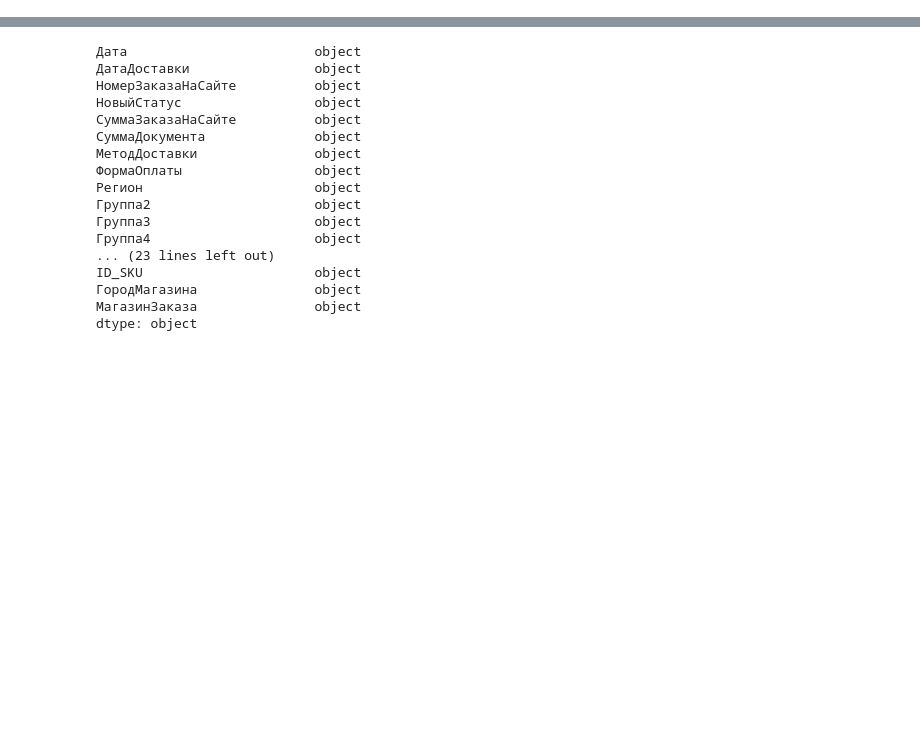
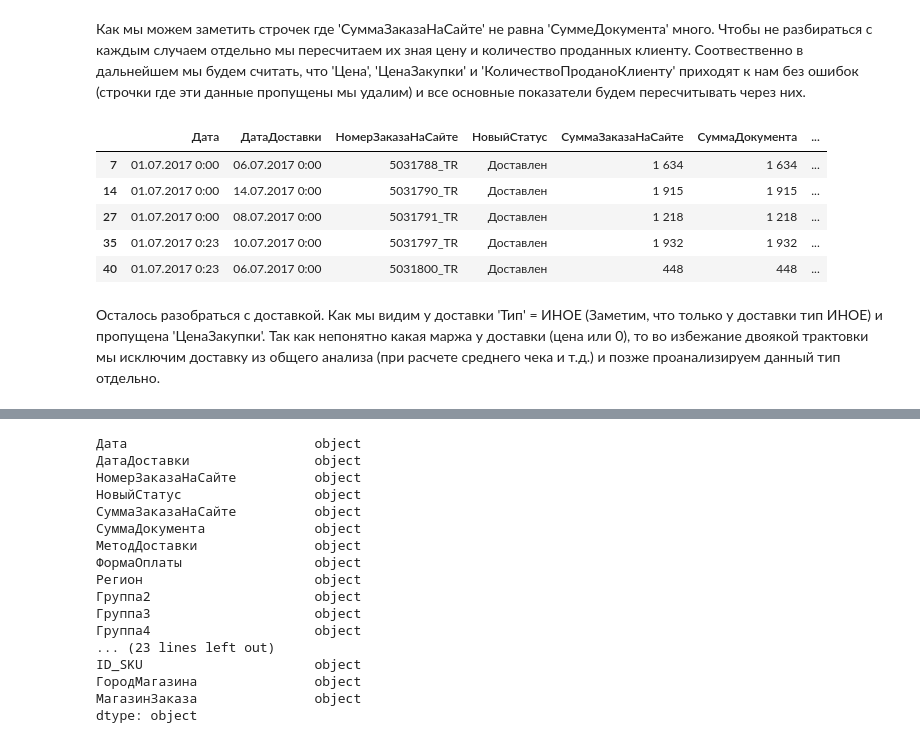
Before and after one commit to millb/course_work, a Jupyter notebook: preprocessing.ipynb, the cells around one changed output, grey strips where cells are left out. Drawn from its saved outputs; the diff is of its cells as text; code cells hidden in the pictures; blank space fills up the shorter version.

```diff
--- a/preprocessing.ipynb
+++ b/preprocessing.ipynb
@@ -20,0 +103,13 @@ pd.options.display.max_columns = 40
+# %% [markdown]
+Как мы можем заметить строчек где 'СуммаЗаказаНаСайте' не равна 'СуммеДокумента' много. Чтобы не разбираться с каждым случаем отдельно мы пересчитаем их зная цену и количество проданных клиенту. Соотвественно в дальнейшем мы будем считать, что 'Цена', 'ЦенаЗакупки' и 'КоличествоПроданоКлиенту' приходят к нам без ошибок (строчки где эти данные пропущены мы удалим) и все основные показатели будем пересчитывать через них.
+# %%
+data1[data1['Номенклатура'] == 'Доставка'].head()
+# %% [output]
+|  | Дата | ДатаДоставки | НомерЗаказаНаСайте | НовыйСтатус | СуммаЗаказаНаСайте | СуммаДокумента | ... |
+| 7 | 01.07.2017 0:00 | 06.07.2017 0:00 | 5031788_TR | Доставлен | 1 634 | 1 634 | ... |
+| 14 | 01.07.2017 0:00 | 14.07.2017 0:00 | 5031790_TR | Доставлен | 1 915 | 1 915 | ... |
+| 27 | 01.07.2017 0:00 | 08.07.2017 0:00 | 5031791_TR | Доставлен | 1 218 | 1 218 | ... |
+| 35 | 01.07.2017 0:23 | 10.07.2017 0:00 | 5031797_TR | Доставлен | 1 932 | 1 932 | ... |
+| 40 | 01.07.2017 0:23 | 06.07.2017 0:00 | 5031800_TR | Доставлен | 448 | 448 | ... |
+# %% [markdown]
+Осталось разобраться с доставкой. Как мы видим у доставки 'Тип' = ИНОЕ (Заметим, что только у доставки тип ИНОЕ) и пропущена 'ЦенаЗакупки'. Так как непонятно какая маржа у доставки (цена или 0), то во избежание двоякой трактовки мы исключим доставку из общего анализа (при расчете среднего чека и т.д.) и позже проанализируем данный тип отдельно.
```
Also changed, not shown: parts of 44 cells of this notebook.
